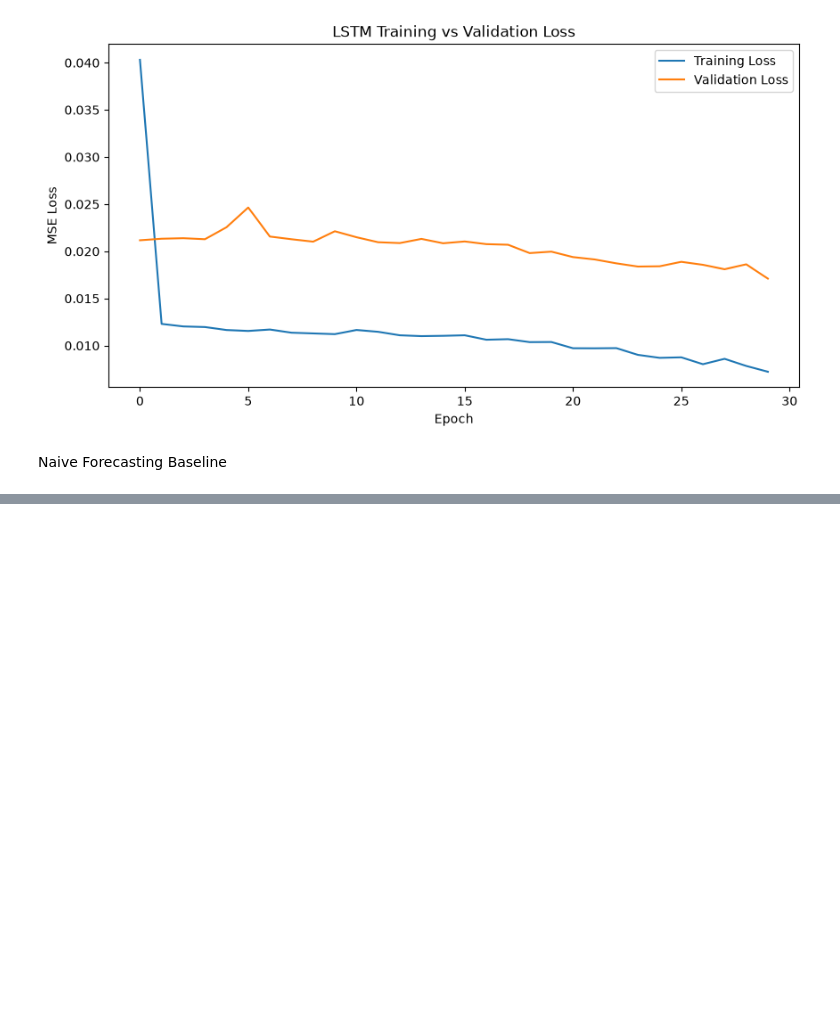
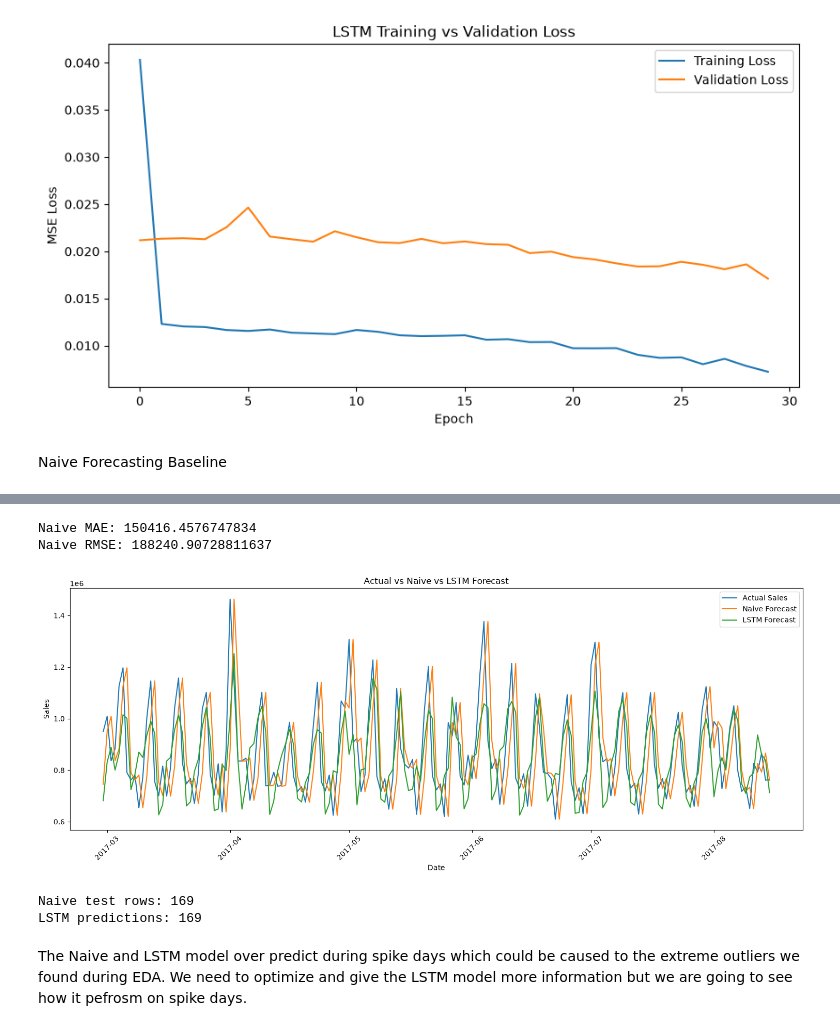
Before and after one commit to bryantmoncada10-ui/LSTM, a Jupyter notebook: notebooks/lstm_sales_forecasting.ipynb, the cells around one changed output, grey strips where cells are left out. Saved outputs shown, nothing was run; the diff lists cells and outputs as text; code cells hidden in the pictures; blank space fills up the shorter version.

Commit message:
Naive Forecasting Baseling + Calender Feature Engineering

```diff
--- a/notebooks/lstm_sales_forecasting.ipynb
+++ b/notebooks/lstm_sales_forecasting.ipynb
@@ -572,3 +586,14 @@ naive_df = naive_df.sort_values("date")
 
 # Yesterday's sales = today's naive prediction
 naive_df["naive_prediction"] = naive_df["sales"].shift(1)
+# %%
+test_start = pd.Timestamp("2017-02-28")
+test_end = pd.Timestamp("2017-08-15")
+
+naive_test = naive_df[
+    (naive_df["date"] >= test_start) &
+    (naive_df["date"] <= test_end)
+].copy()
+
+print(naive_test.head())
+print(naive_test.tail())
@@ -574,0 +613,65 @@ naive_df["naive_prediction"] = naive_df["sales"].shift(1)
+# %%
+naive_actual = naive_test["sales"]
+naive_pred = naive_test["naive_prediction"]
+
+naive_mae = mean_absolute_error(
+    naive_actual,
+    naive_pred
+)
+
+naive_rmse = np.sqrt(
+    mean_squared_error(
+        naive_actual,
+        naive_pred
+    )
+)
+
+print("Naive MAE:", naive_mae)
+print("Naive RMSE:", naive_rmse)
+# %% [output]
+Naive MAE: 150416.4576747834
+Naive RMSE: 188240.90728811637
+# %%
+import matplotlib.pyplot as plt
+
+plt.figure(figsize=(15, 6))
+
+# Actual sales
+plt.plot(
+    naive_test["date"],
+    naive_test["sales"],
+    label="Actual Sales"
+)
+
+# Naive predictions
+plt.plot(
+    naive_test["date"],
+    naive_test["naive_prediction"],
+    label="Naive Forecast"
+)
+
+# LSTM predictions
+plt.plot(
+    naive_test["date"],
+    lstm_pred.flatten(),
+    label="LSTM Forecast"
+)
+
+plt.title("Actual vs Naive vs LSTM Forecast")
+plt.xlabel("Date")
+plt.ylabel("Sales")
+plt.legend()
+plt.xticks(rotation=45)
+plt.tight_layout()
+plt.show()
+# %% [output]
+[figure, added]
+# %%
+print("Naive test rows:", len(naive_test))
+print("LSTM predictions:", len(lstm_pred))
+# %% [output]
+Naive test rows: 169
+LSTM predictions: 169
+# %% [markdown]
+The Naive and LSTM model over predict during spike days which could be caused to the extreme outliers we found during EDA.
+We need to optimize and give the LSTM model more information but we are going to see how it pefrosm on spike days.
```
Also changed, not shown: parts of 9 cells of this notebook.
